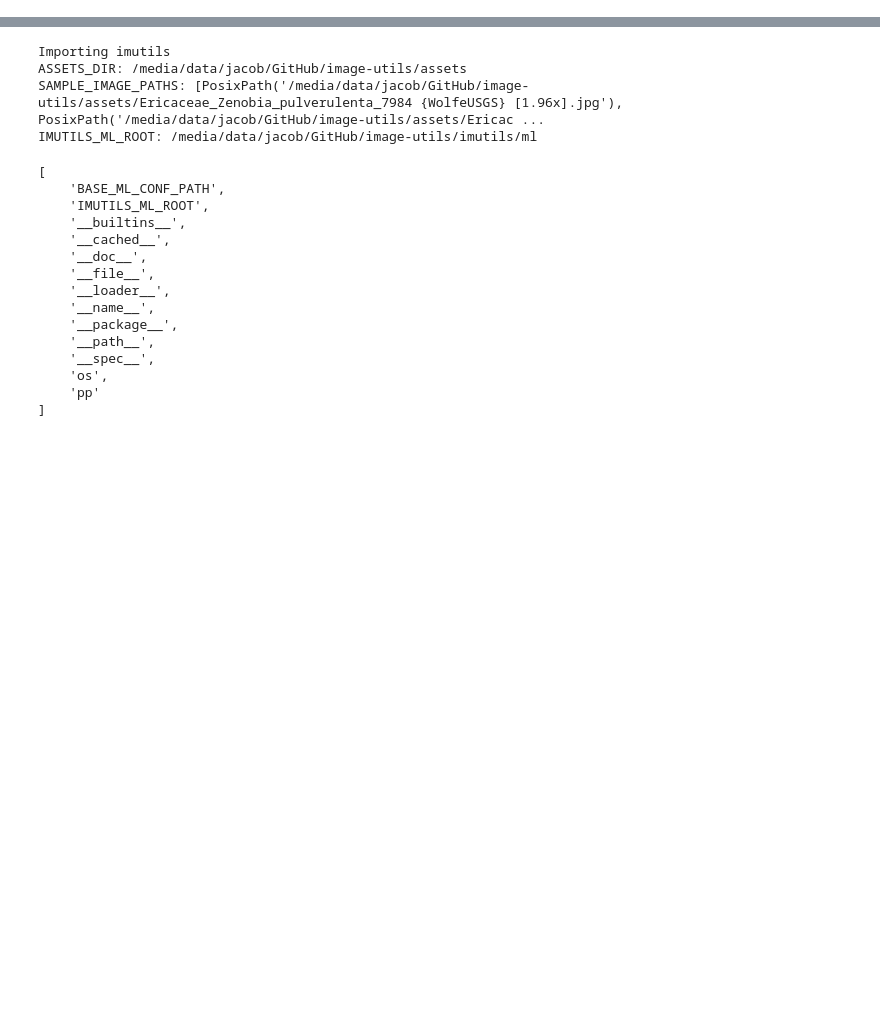
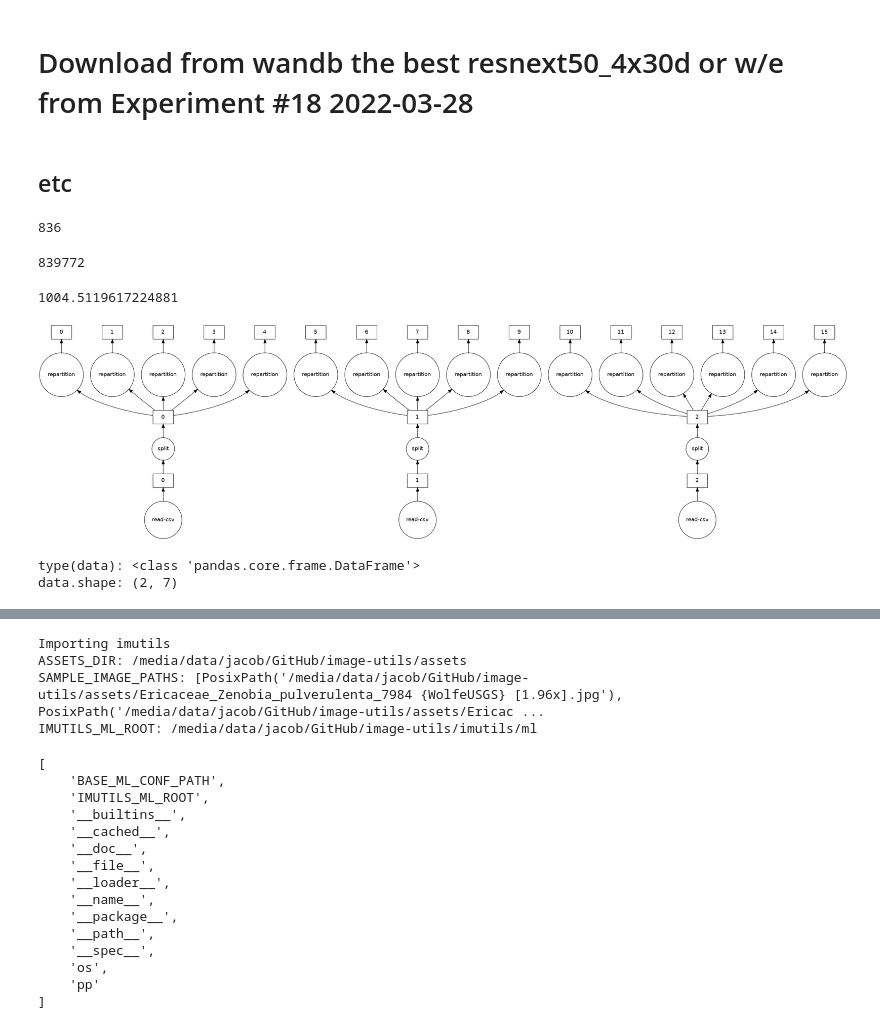
Before and after one commit to JacobARose/image-utils, a Jupyter notebook: notebooks/Basic experiment tools dev.ipynb, the cells around one changed output, grey strips where cells are left out. Saved outputs shown, nothing was run; the diff lists cells and outputs as text; code cells hidden in the pictures; blank space fills up the shorter version.

```diff
--- a/notebooks/Basic experiment tools dev.ipynb
+++ b/notebooks/Basic experiment tools dev.ipynb
@@ -5,0 +403,2 @@ Created by: Jacob Alexander Rose
+# %% [markdown]
+# Download from wandb the best resnext50_4x30d or w/e from Experiment #18 2022-03-28
@@ -5,0 +410,2 @@ Created by: Jacob Alexander Rose
+# %% [markdown]
+## etc
@@ -5,0 +432,18 @@ Created by: Jacob Alexander Rose
+# %%
+# data_df = data_df.persist()
+print(data_df.shape[0].compute())
+# %% [output]
+836
+# %%
+# data_df = data_df.persist()
+print(train_df.shape[0].compute())
+# %% [output]
+839772
+# %%
+839772/836
+# %% [output]
+1004.5119617224881
+# %%
+train_df.visualize()
+# %% [output]
+[figure, added]
@@ -5,0 +454,7 @@ Created by: Jacob Alexander Rose
+# %%
+result = train_df.map_partitions(partition_info)
+
+# train_ddf = train_df.to_delayed()
+# %% [output]
+type(data): <class 'pandas.core.frame.DataFrame'>
+data.shape: (2, 7)
```
Also changed, not shown: parts of 48 cells of this notebook, 1 other file.
